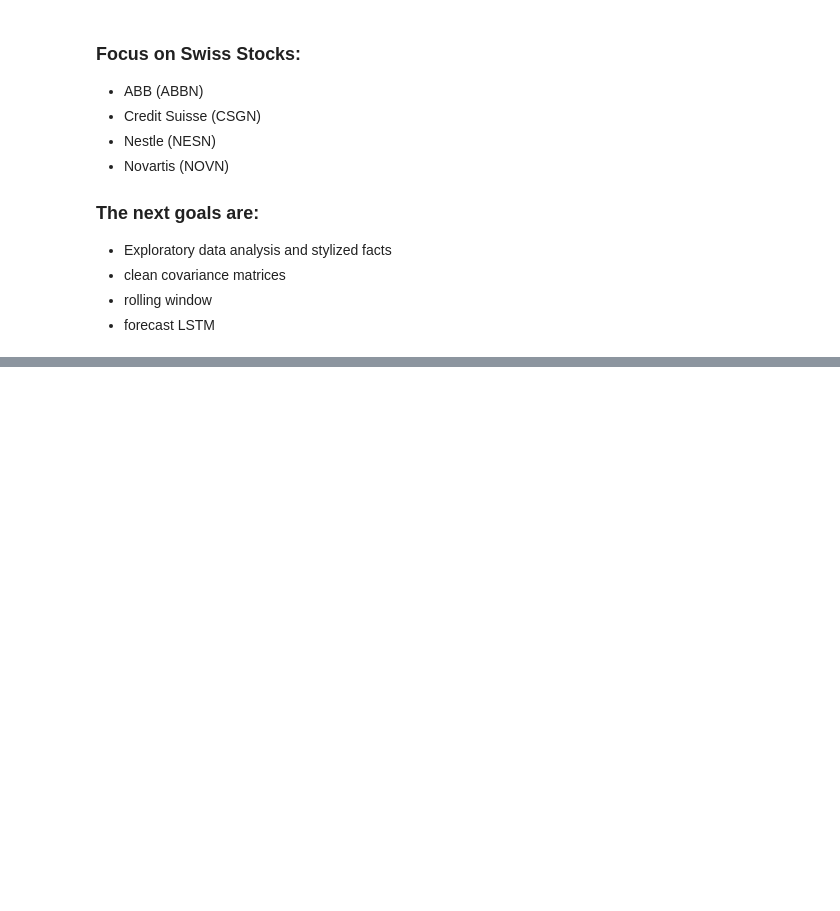
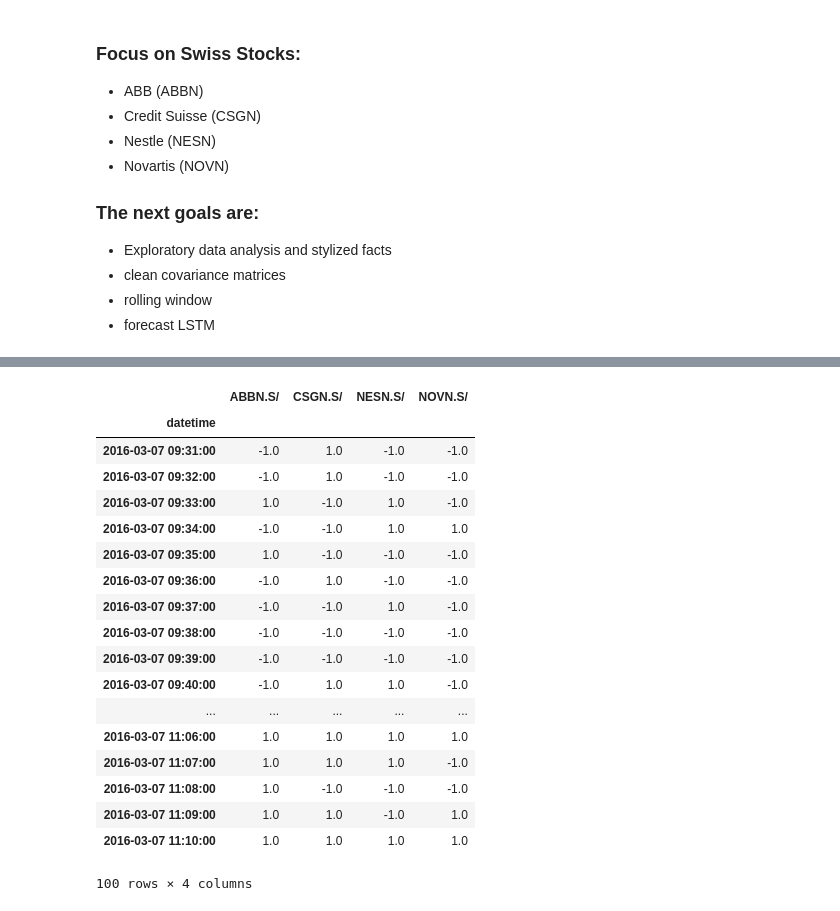
Before and after one commit to miallema/Fin-525, a Jupyter notebook: project.ipynb, the cells around one changed output, grey strips where cells are left out. Cells and saved outputs as stored; diff of their text form; code cells hidden in the pictures; blank space fills up the shorter version.

```diff
--- a/project.ipynb
+++ b/project.ipynb
@@ -14,7 +14,7 @@ from lib_preprocessing import *
 - forecast LSTM
 # %%
 stocks = ['ABBN.S/','CSGN.S/','NESN.S/','NOVN.S/']
-directory = '../Project/Data/Raw/'
+directory = './Data/Raw/'
 
 df = preprocess(stocks, directory)
 df.to_csv('./Data/Processed/acnnS.csv')
@@ -55,0 +56,22 @@ df.to_csv('./Data/Processed/acnnS.csv')
+# %%
+df.head(100)
+# %% [output]
+|  | ABBN.S/ | CSGN.S/ | NESN.S/ | NOVN.S/ |
+| datetime |  |  |  |  |
+| 2016-03-07 09:31:00 | -1.0 | 1.0 | -1.0 | -1.0 |
+| 2016-03-07 09:32:00 | -1.0 | 1.0 | -1.0 | -1.0 |
+| 2016-03-07 09:33:00 | 1.0 | -1.0 | 1.0 | -1.0 |
+| 2016-03-07 09:34:00 | -1.0 | -1.0 | 1.0 | 1.0 |
+| 2016-03-07 09:35:00 | 1.0 | -1.0 | -1.0 | -1.0 |
+| 2016-03-07 09:36:00 | -1.0 | 1.0 | -1.0 | -1.0 |
+| 2016-03-07 09:37:00 | -1.0 | -1.0 | 1.0 | -1.0 |
+| 2016-03-07 09:38:00 | -1.0 | -1.0 | -1.0 | -1.0 |
+| 2016-03-07 09:39:00 | -1.0 | -1.0 | -1.0 | -1.0 |
+| 2016-03-07 09:40:00 | -1.0 | 1.0 | 1.0 | -1.0 |
+| ... | ... | ... | ... | ... |
+| 2016-03-07 11:06:00 | 1.0 | 1.0 | 1.0 | 1.0 |
+| 2016-03-07 11:07:00 | 1.0 | 1.0 | 1.0 | -1.0 |
+| 2016-03-07 11:08:00 | 1.0 | -1.0 | -1.0 | -1.0 |
+| 2016-03-07 11:09:00 | 1.0 | 1.0 | -1.0 | 1.0 |
+| 2016-03-07 11:10:00 | 1.0 | 1.0 | 1.0 | 1.0 |
+100 rows × 4 columns
```
Also changed, not shown: parts of 1 cell of this notebook.
